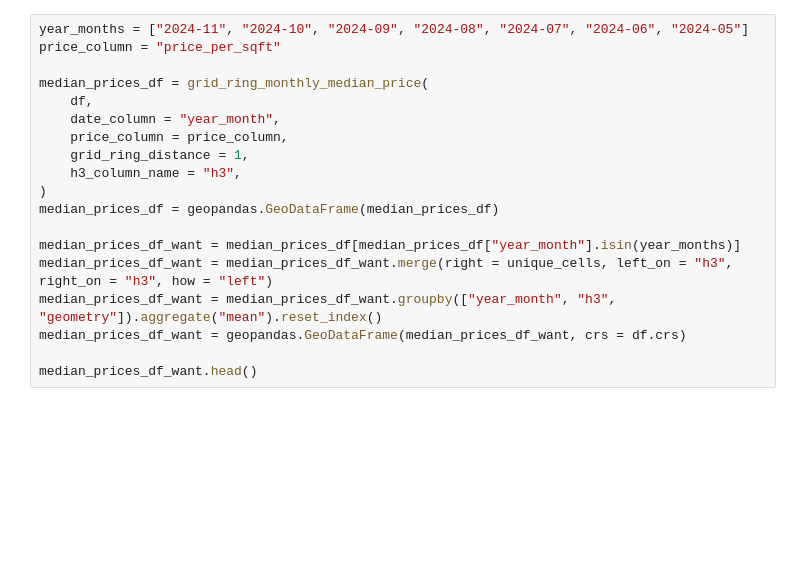
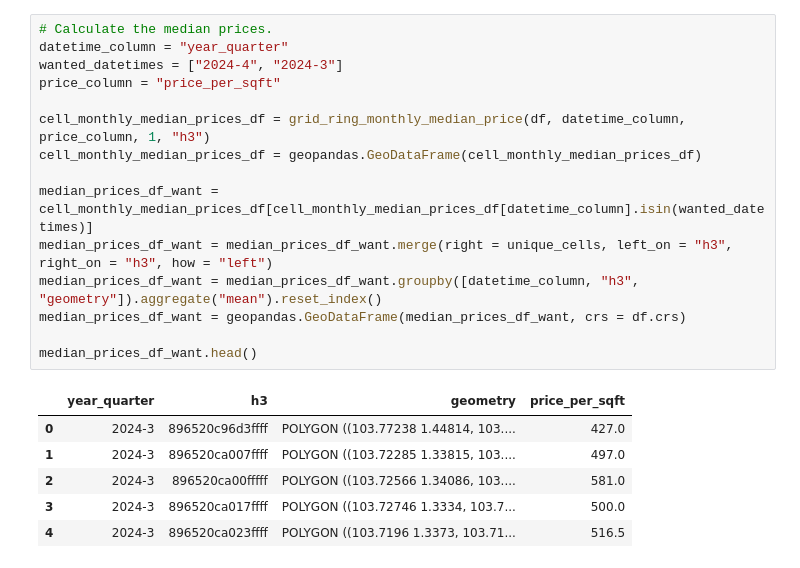
Before and after one commit to natsunoyuki/resale-flat-prices, a Jupyter notebook: notebooks/h3_statistical_analysis.ipynb, the cells around one changed output. Saved outputs shown, nothing was run; the diff lists cells and outputs as text; blank space fills up the shorter version.

```diff
--- a/notebooks/h3_statistical_analysis.ipynb
+++ b/notebooks/h3_statistical_analysis.ipynb
@@ -55,21 +76,24 @@ print(df.shape)
 # %%
-year_months = ["2024-11", "2024-10", "2024-09", "2024-08", "2024-07", "2024-06", "2024-05"]
+# Calculate the median prices.
+datetime_column = "year_quarter"
+wanted_datetimes = ["2024-4", "2024-3"]
 price_column = "price_per_sqft"
 
-median_prices_df = grid_ring_monthly_median_price(
-    df,
-    date_column = "year_month",
-    price_column = price_column,
-    grid_ring_distance = 1,
-    h3_column_name = "h3",
-)
-median_prices_df = geopandas.GeoDataFrame(median_prices_df)
+cell_monthly_median_prices_df = grid_ring_monthly_median_price(df, datetime_column, price_column, 1, "h3")
+cell_monthly_median_prices_df = geopandas.GeoDataFrame(cell_monthly_median_prices_df)
 
-median_prices_df_want = median_prices_df[median_prices_df["year_month"].isin(year_months)]
+median_prices_df_want = cell_monthly_median_prices_df[cell_monthly_median_prices_df[datetime_column].isin(wanted_datetimes)]
 median_prices_df_want = median_prices_df_want.merge(right = unique_cells, left_on = "h3", right_on = "h3", how = "left")
-median_prices_df_want = median_prices_df_want.groupby(["year_month", "h3", "geometry"]).aggregate("mean").reset_index()
+median_prices_df_want = median_prices_df_want.groupby([datetime_column, "h3", "geometry"]).aggregate("mean").reset_index()
 median_prices_df_want = geopandas.GeoDataFrame(median_prices_df_want, crs = df.crs)
 
 median_prices_df_want.head()
+# %% [output]
+|  | year_quarter | h3 | geometry | price_per_sqft |
+| 0 | 2024-3 | 896520c96d3ffff | POLYGON ((103.77238 1.44814, 103.... | 427.0 |
+| 1 | 2024-3 | 896520ca007ffff | POLYGON ((103.72285 1.33815, 103.... | 497.0 |
+| 2 | 2024-3 | 896520ca00fffff | POLYGON ((103.72566 1.34086, 103.... | 581.0 |
+| 3 | 2024-3 | 896520ca017ffff | POLYGON ((103.72746 1.3334, 103.7... | 500.0 |
+| 4 | 2024-3 | 896520ca023ffff | POLYGON ((103.7196 1.3373, 103.71... | 516.5 |
 # %%
 plot_df(
```
Also changed, not shown: parts of 7 cells of this notebook, 4 other files.
